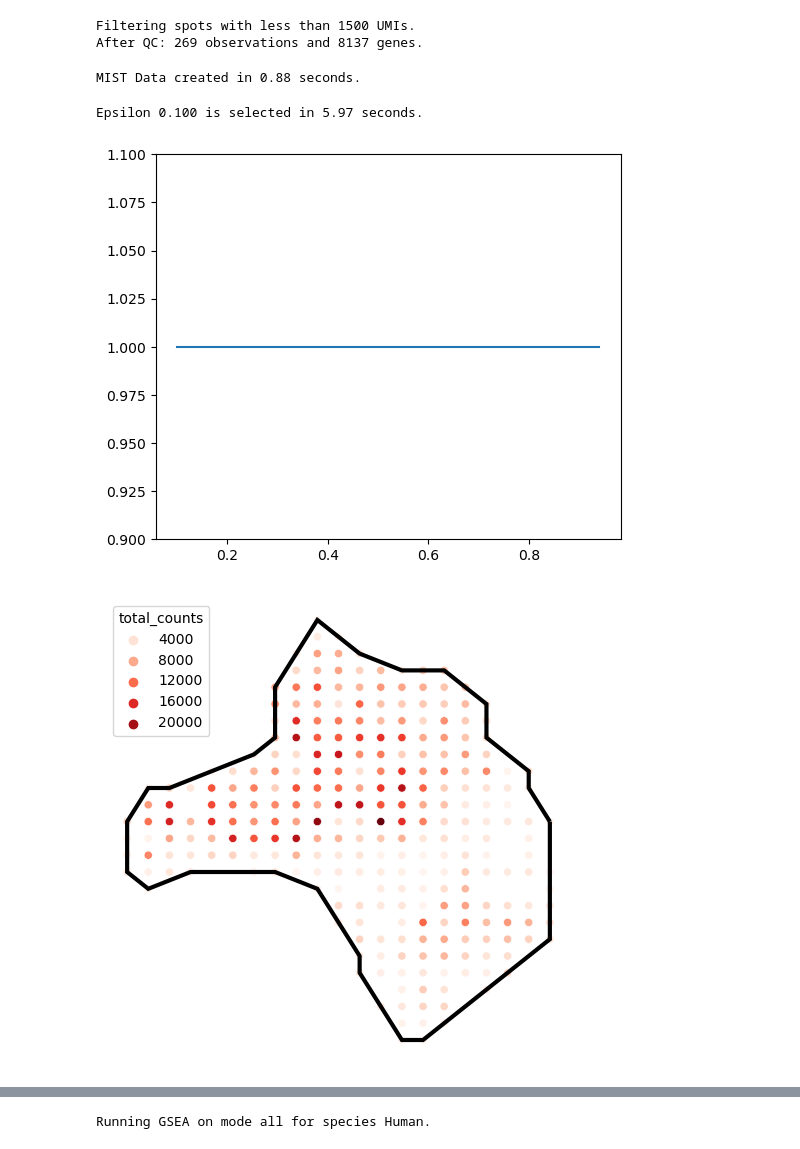
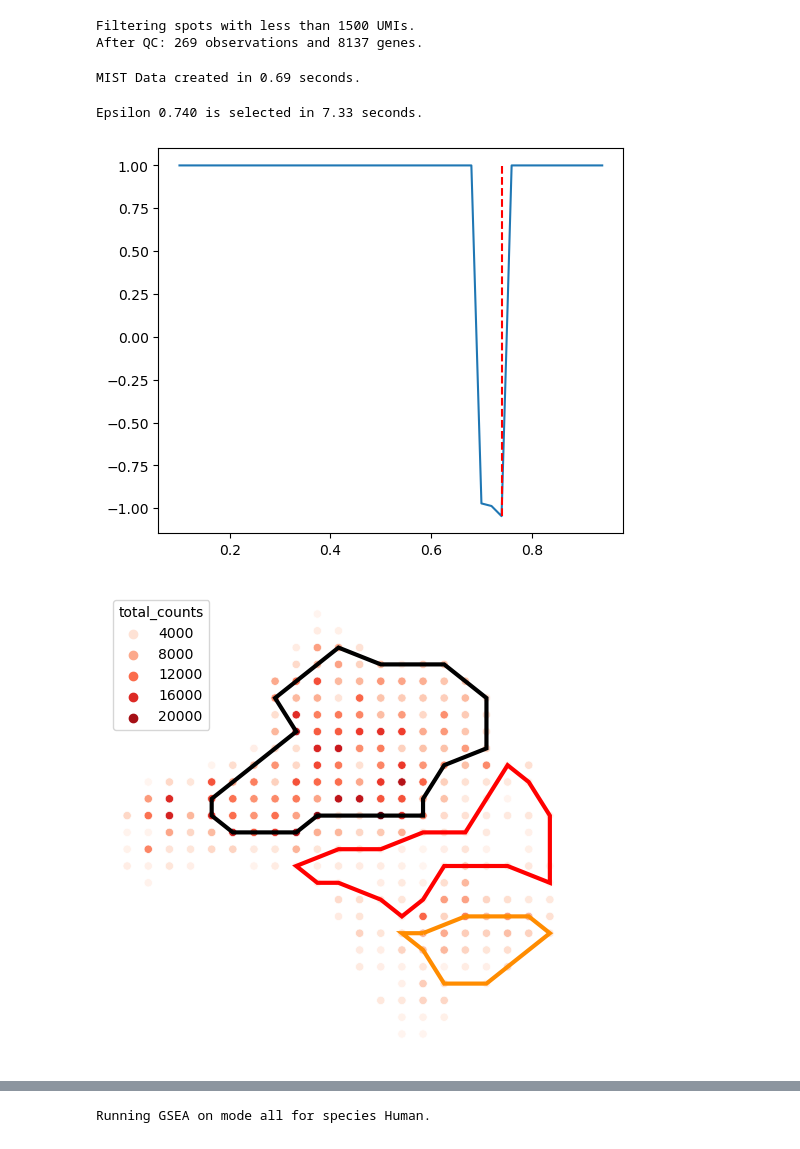
Before and after one commit to linhuawang/MIST, a Jupyter notebook: Tutorial 1 - MIST region detection, functional annotation and imputation (Melanoma).ipynb, the cells around one changed output, grey strips where cells are left out. Drawn from its saved outputs; the diff is of its cells as text; code cells hidden in the pictures.

```diff
--- a/Tutorial 1 - MIST region detection, functional annotation and imputation (Melanoma).ipynb
+++ b/Tutorial 1 - MIST region detection, functional annotation and imputation (Melanoma).ipynb
@@ -36,17 +36,18 @@ Filtering spots with less than 1500 UMIs.
 After QC: 269 observations and 8137 genes.
 # %%
 ## Region extraction through parameter optimization and graph algorithms
-rd.extract_regions(min_sim = 0.1, min_size=10, gap=0.02, sigma=0.5, region_min=3)
+rd.extract_regions(min_sim = 0.1, min_size=20, gap=0.02)
 # %% [output]
-MIST Data created in 0.88 seconds.
+MIST Data created in 0.69 seconds.
-Epsilon 0.100 is selected in 5.97 seconds.
+Epsilon 0.740 is selected in 7.33 seconds.
-[figure, old version]
+[figure, new version]
 # %%
 # Plot region boundaries
-rd.assign_region_colors(region_colors={'0':'black', '1':'red', '2':'darkorange'})
+region_colors={'0':'black', '1':'red', '2':'darkorange'}
+rd.assign_region_colors(region_colors)
 rd.plot_region_boundaries()
 # %% [output]
-[figure, old version]
+[figure, new version]
 # %%
 ## Functional annotation of the regions
 rd.extract_regional_markers(mode='all')
```
Also changed, not shown: parts of 5 cells of this notebook.
